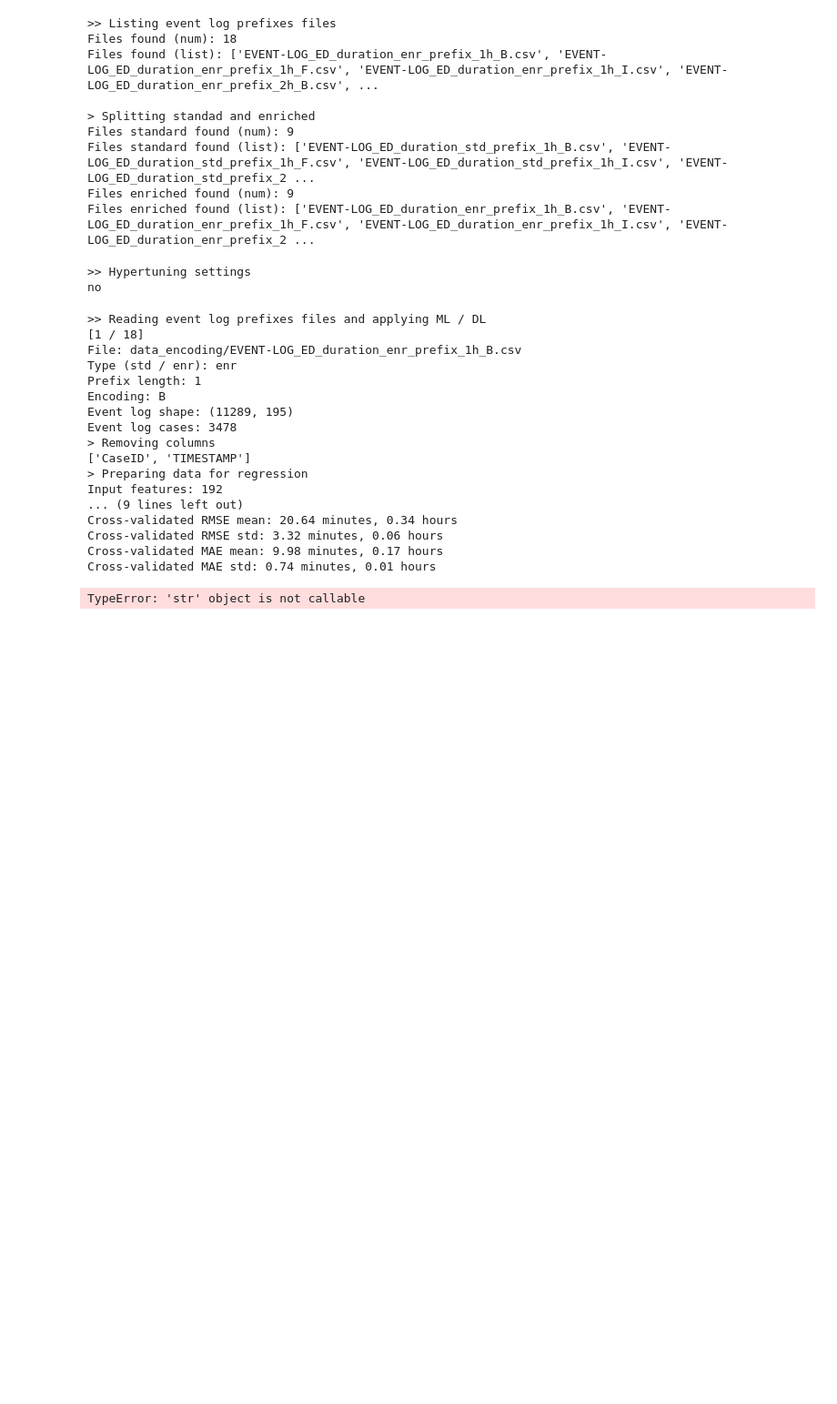
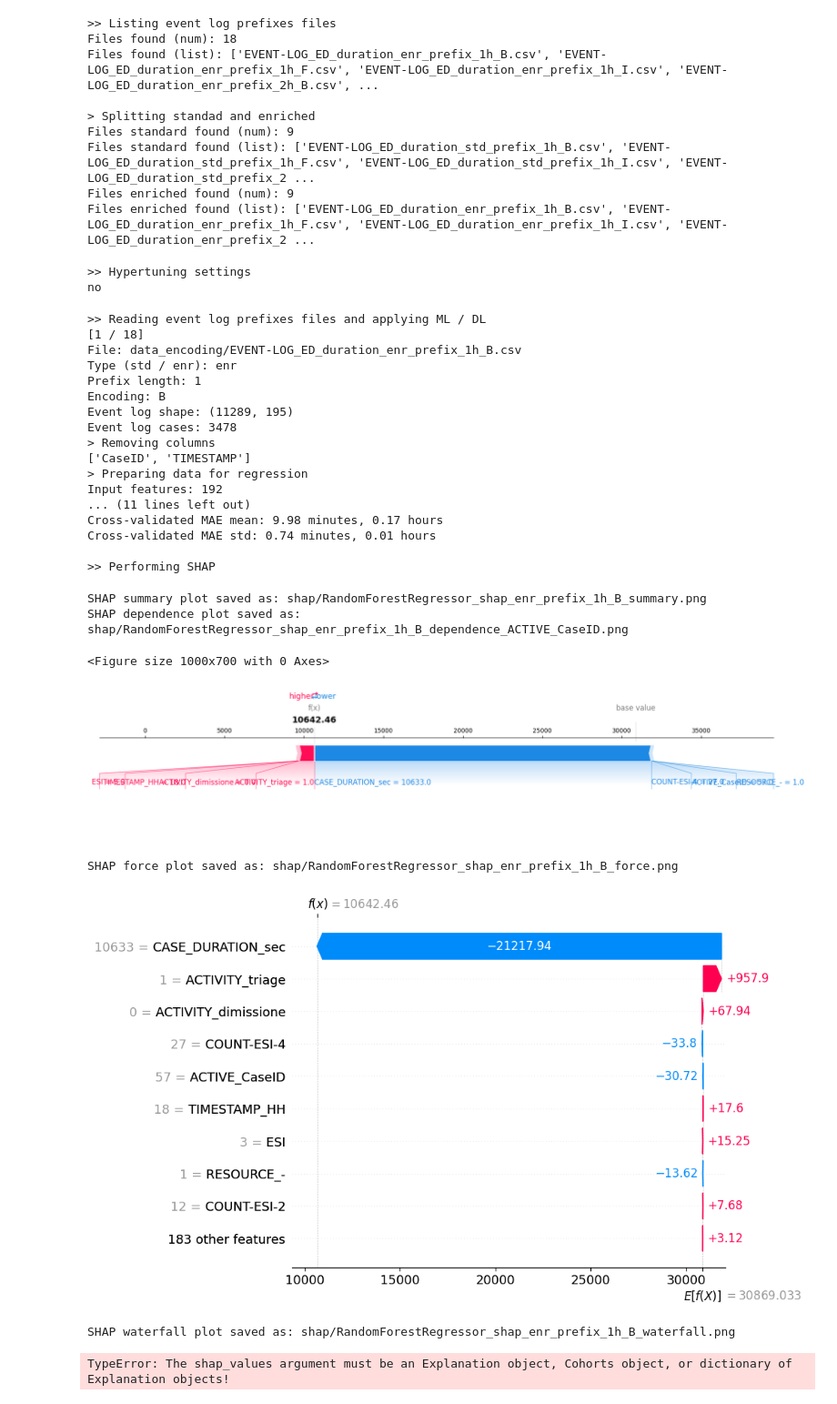
Before and after one commit to roberto-nai/PPM-ED, a Jupyter notebook: 04_log_prediction.ipynb, the cells around one changed output. Shown at 91% size. Drawn from its saved outputs; the diff is of its cells as text; code cells hidden in the pictures; blank space fills up the shorter version.

```diff
--- a/04_log_prediction.ipynb
+++ b/04_log_prediction.ipynb
@@ -53,7 +53,7 @@ label_column = "REMAINING_TIME_sec" # <-- INPUT: label for prediction
 drop_column = ["CaseID", "TIMESTAMP"]  # <-- INPUT: columns to drop
 cv_folds = int(yaml_config["CV_FOLDS"])
 
-dic_task = {"DTR":0, "RFR":1, "XGB":0, "LSTM":0} # <-- INPUT: which model to execute
+dic_task = {"DTR":0, "RFR":1, "XGR":0, "LSTM":0} # <-- INPUT: which model to execute
 
 ht_do = 0 # <-- INPUT performs hypertuning: 1 yes, 0 no
 ht_str = None
@@ -1139,41 +1166,48 @@ for file_name in list_files:
             results_dict, rfr_regressor = perform_regression_rfr(X_train, y_train, X_test, y_test, target, df_log_ml_features, file_name, type, prefix, encoding, 5)
         else:
             results_dict, rfr_regressor = perform_regression_rfr_base(X_train, y_train, X_test, y_test, target, df_log_ml_features, file_name, type, prefix, encoding, 5)
-            if shap_do ==1:
-                explainer, shap_values = explain_model_shap(rfr_regressor, X_train, X_test, shap_dir, type, prefix, encoding)
+        if shap_do ==1:
+            explainer, shap_values = explain_tree_model_shap(rfr_regressor, X_train, X_test, shap_dir, type, prefix, encoding, ht_str)
         list_results_ml.append(results_dict)
 
     # Performs the function with hypertuning or the basic function
     if dic_task["XGR"] == 1:
         if ht_do==1:
             results_dict, xgb_regressor = perform_regression_xgr(X_train, y_train, X_test, y_test, target, df_log_ml_features, file_name, type, prefix, encoding, 5)
         else:
             results_dict, xgb_regressor = perform_regression_xgr_base(X_train, y_train, X_test, y_test, target, df_log_ml_features, file_name, type, prefix, encoding, 5)
         list_results_ml.append(results_dict)
 
     if dic_task["LSTM"] == 1:
         results_dict, lstm_regressor = perform_regression_lstm_base(X_train, y_train, X_test, y_test, target, df_log_ml_features, file_name, type, prefix, encoding, 5)
         list_results_ml.append(results_dict)
 
     i+=1
 
     print("-"*8)
 # %% [output]
 >> Reading event log prefixes files and applying ML / DL
 [1 / 18]
 File: data_encoding/EVENT-LOG_ED_duration_enr_prefix_1h_B.csv
 Type (std / enr): enr
 Prefix length: 1
 Encoding: B
 Event log shape: (11289, 195)
 Event log cases: 3478
 > Removing columns
 ['CaseID', 'TIMESTAMP']
 > Preparing data for regression
 Input features: 192
-... (9 lines left out)
-Cross-validated RMSE mean: 20.64 minutes, 0.34 hours
-Cross-validated RMSE std: 3.32 minutes, 0.06 hours
+... (11 lines left out)
 Cross-validated MAE mean: 9.98 minutes, 0.17 hours
 Cross-validated MAE std: 0.74 minutes, 0.01 hours
+
+>> Performing SHAP
-TypeError: 'str' object is not callable
+SHAP summary plot saved as: shap/RandomForestRegressor_shap_enr_prefix_1h_B_summary.png
+SHAP dependence plot saved as: shap/RandomForestRegressor_shap_enr_prefix_1h_B_dependence_ACTIVE_CaseID.png
+<Figure size 1000x700 with 0 Axes>
+[figure, added]
+SHAP force plot saved as: shap/RandomForestRegressor_shap_enr_prefix_1h_B_force.png
+[figure, added]
+SHAP waterfall plot saved as: shap/RandomForestRegressor_shap_enr_prefix_1h_B_waterfall.png
+TypeError: The shap_values argument must be an Explanation object, Cohorts object, or dictionary of Explanation objects!
```
Also changed, not shown: parts of 6 cells of this notebook.
